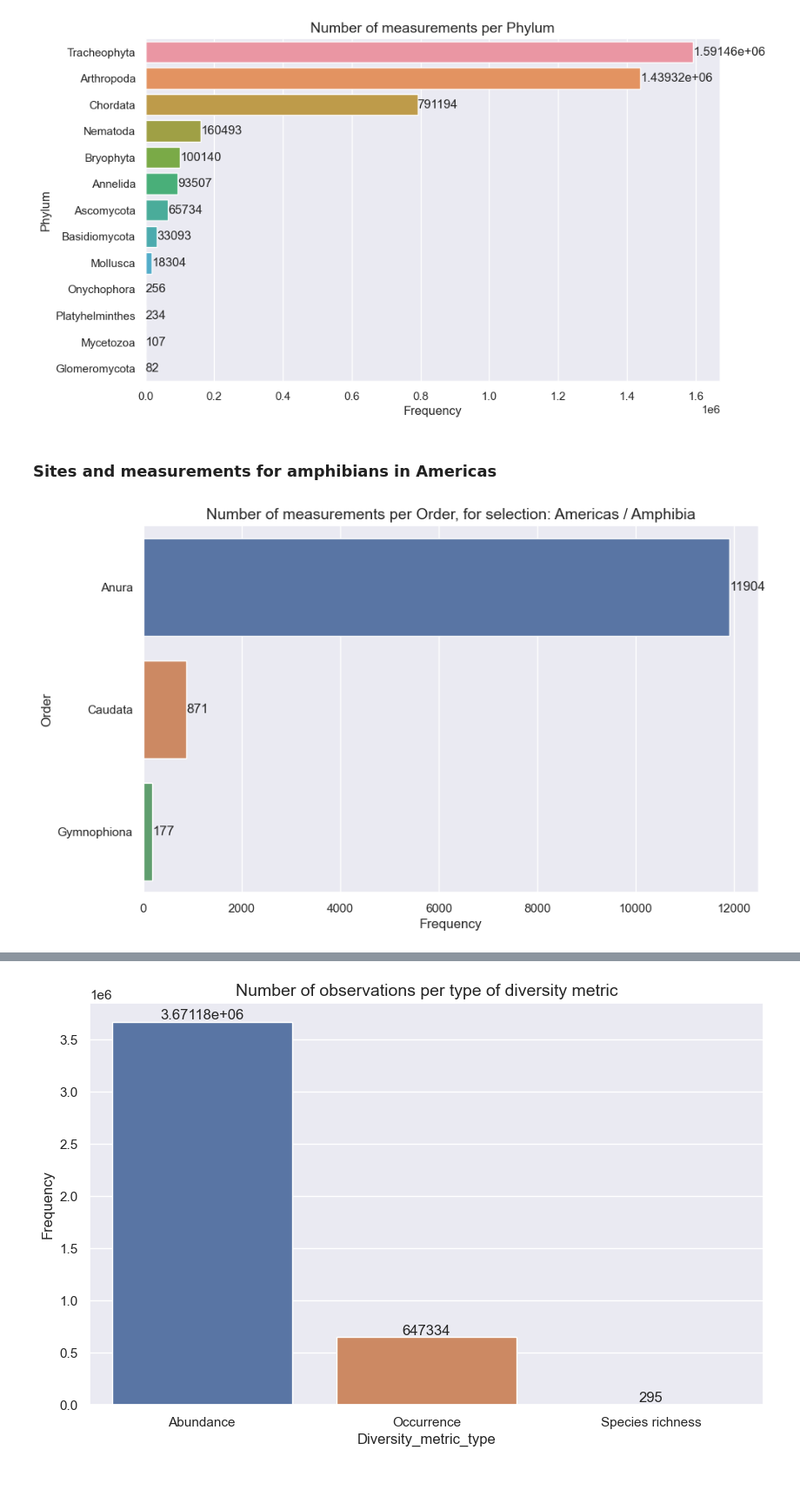
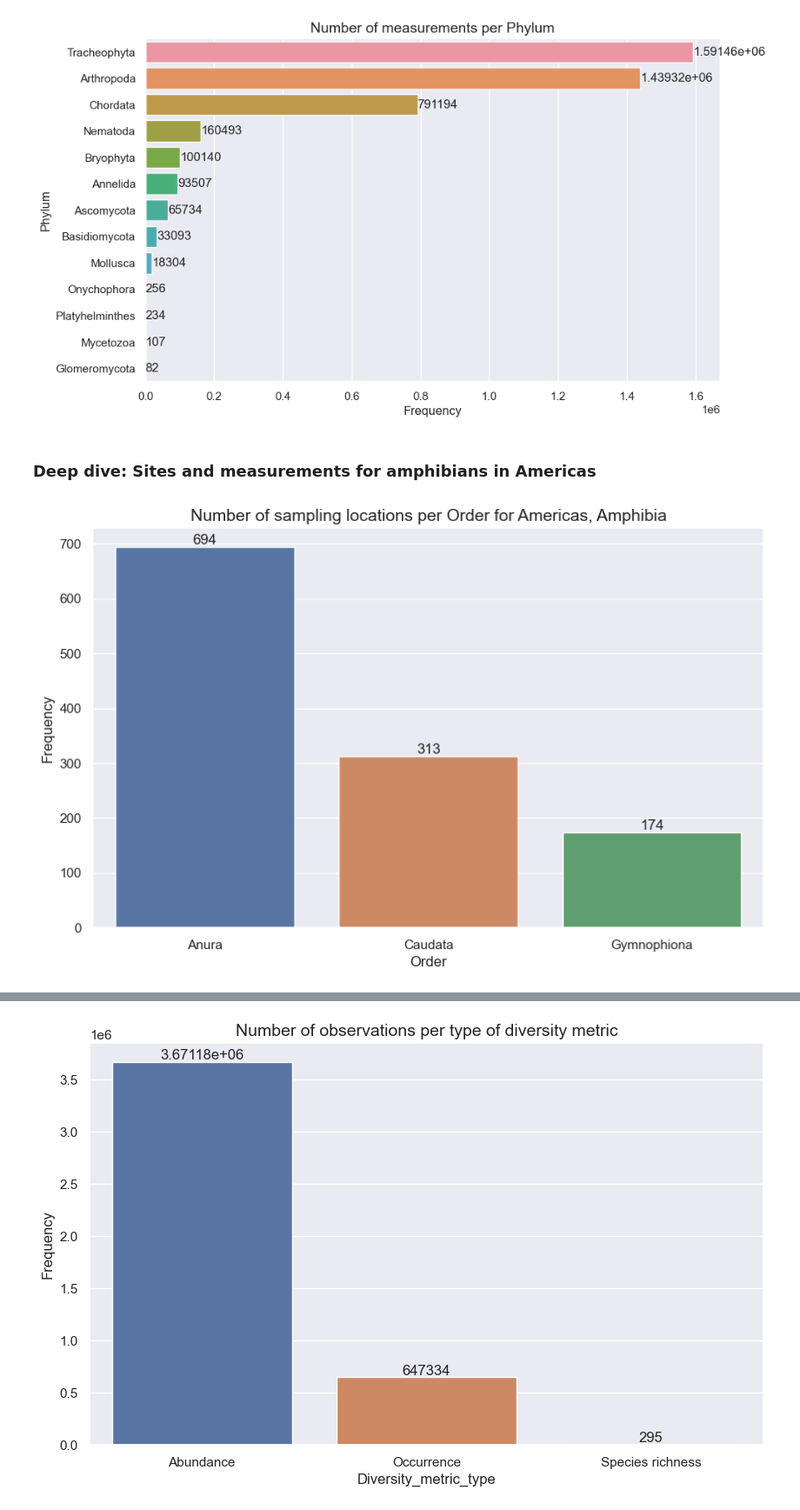
Before and after one commit to j-nystrom/biodiversity-impacts, a Jupyter notebook: notebooks/predicts_data_exploration.ipynb, the cells around one changed output, grey strips where cells are left out. Shown at 87% size. Cells and saved outputs as stored; diff of their text form; code cells hidden in the pictures; blank space fills up the shorter version.

```diff
--- a/notebooks/predicts_data_exploration.ipynb
+++ b/notebooks/predicts_data_exploration.ipynb
@@ -124,7 +124,7 @@ https://data.nhm.ac.uk/dataset/the-2016-release-of-the-predicts-database-v1-1
 - Based on 480 studies
 # %%
 # Load the original predicts data
-df_predicts_orig = pd.read_csv("PREDICTS/PREDICTS_2016/data.csv")
+df_predicts_orig = pd.read_csv("../../data/PREDICTS/PREDICTS_2016/data.csv")
 # %%
 df_predicts_orig.shape
 # %% [output]
@@ -142,7 +142,7 @@ https://data.nhm.ac.uk/dataset/release-of-data-added-to-the-predicts-database-no
 - Based on 115 studies
 # %%
 # Load the new 2022 predicts data
-df_predicts_new = pd.read_csv("PREDICTS/PREDICTS_2022/data.csv")
+df_predicts_new = pd.read_csv("../../data/PREDICTS/PREDICTS_2022/data.csv")
 # %%
 df_predicts_new.shape
 # %% [output]
@@ -459,5 +497,5 @@ plot_frequencies(
 # %% [output]
 [figure]
 # %% [markdown]
-### Sites and measurements for amphibians in Americas
+### Deep dive: Sites and measurements for amphibians in Americas
 # %%
@@ -467,15 +506,15 @@ df_americas_amph = df_predicts.loc[
 # %%
 plot_frequencies(
     df_americas_amph,
     group_col="Order",
     count_col="SSS",
-    count_type="measurements",
-    title="Number of measurements per Order, for selection: Americas / Amphibia",
+    count_type="unique_values",
+    title="Number of sampling locations per Order for Americas, Amphibia",
     sort_ascending=False,
-    flip_axes=True,
+    flip_axes=False,
 )
 # %% [output]
-[figure, old version]
+[figure, new version]
 # %%
 plot_frequencies(
     df_americas_amph,
```
Also changed, not shown: parts of 46 cells of this notebook.
